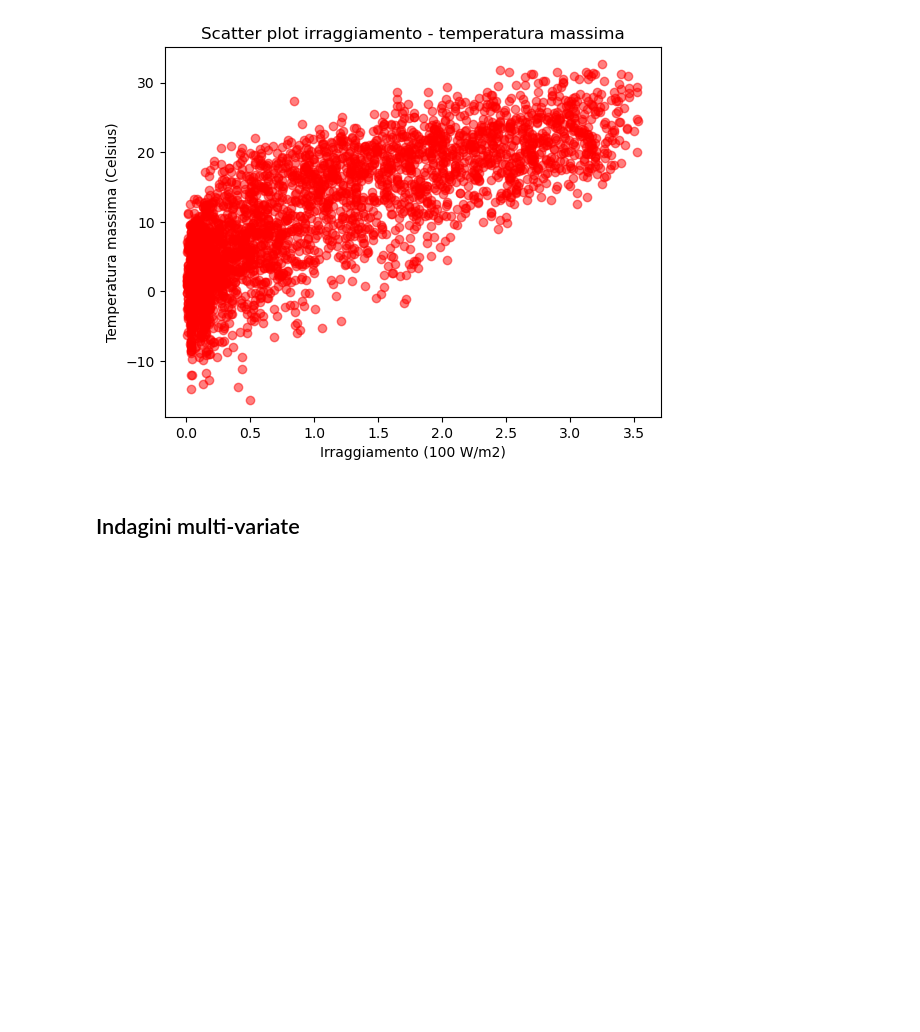
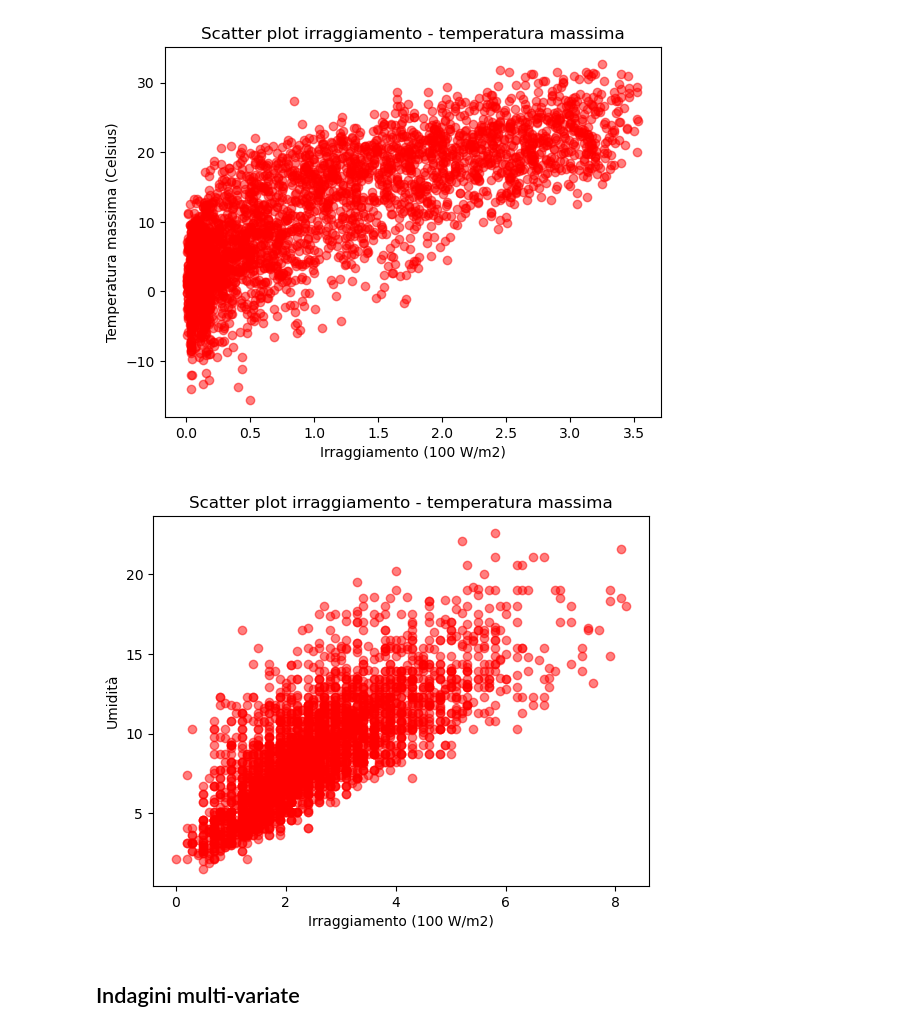
Before and after one commit to aka-buccia/progetto-statistica, a Jupyter notebook: reports/report.ipynb, the cells around one changed output. Cells and saved outputs as stored; diff of their text form; code cells hidden in the pictures; blank space fills up the shorter version.

```diff
--- a/reports/report.ipynb
+++ b/reports/report.ipynb
@@ -414,6 +415,14 @@ plt.ylabel("Temperatura massima (Celsius)")
 plt.show()
 # %% [output]
 [figure]
+# %%
+plt.scatter(df[f"{citta}_wind_speed"], df[f"{citta}_wind_gust"], alpha=0.5, color="red")
+plt.title("Scatter plot irraggiamento - temperatura massima")
+plt.xlabel("Irraggiamento (100 W/m2)")
+plt.ylabel("Umidità")
+plt.show()
+# %% [output]
+[figure, added]
 # %% [markdown]
 ## Indagini multi-variate
 # %% [markdown]
```
Also changed, not shown: parts of 12 cells of this notebook.
